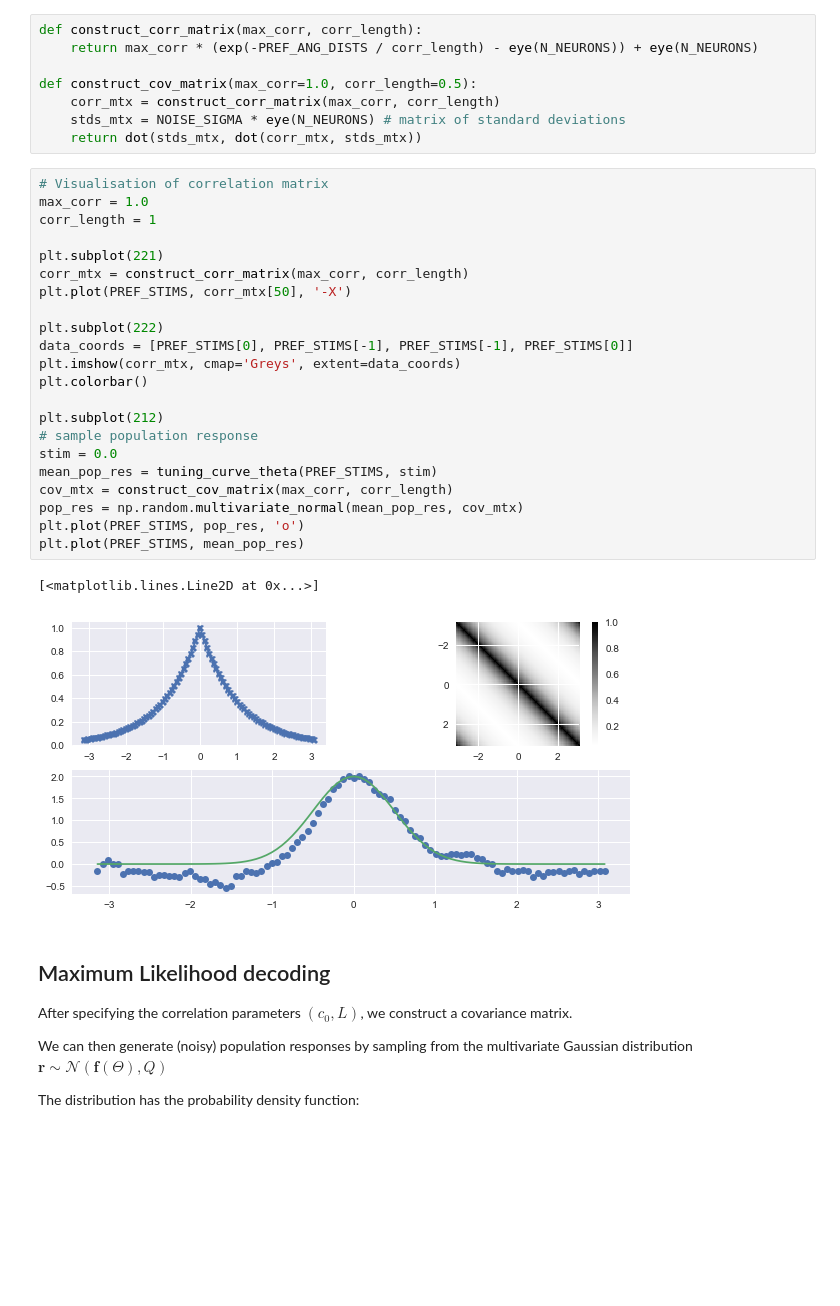
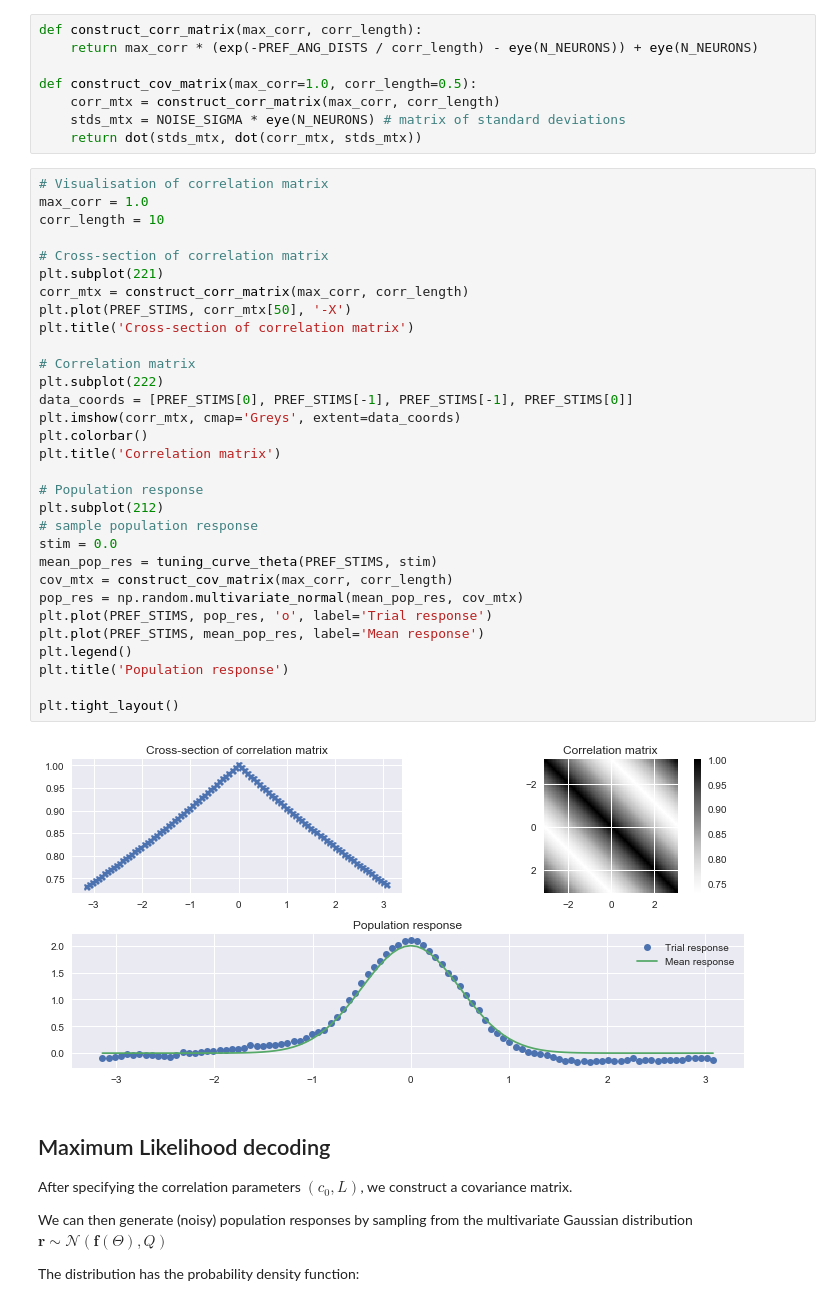
Before and after one commit to dtailor17/neural-population-codes, a Jupyter notebook: noise_correlations.ipynb, the cells around one changed output. Saved outputs shown, nothing was run; the diff lists cells and outputs as text; blank space fills up the shorter version.

```diff
--- a/noise_correlations.ipynb
+++ b/noise_correlations.ipynb
@@ -121,28 +122,36 @@ def construct_cov_matrix(max_corr=1.0, corr_length=0.5):
 # %%
 # Visualisation of correlation matrix
 max_corr = 1.0
-corr_length = 1
+corr_length = 10
 
+# Cross-section of correlation matrix
 plt.subplot(221)
 corr_mtx = construct_corr_matrix(max_corr, corr_length)
 plt.plot(PREF_STIMS, corr_mtx[50], '-X')
+plt.title('Cross-section of correlation matrix')
 
+# Correlation matrix
 plt.subplot(222)
 data_coords = [PREF_STIMS[0], PREF_STIMS[-1], PREF_STIMS[-1], PREF_STIMS[0]]
 plt.imshow(corr_mtx, cmap='Greys', extent=data_coords)
 plt.colorbar()
+plt.title('Correlation matrix')
 
+# Population response
 plt.subplot(212)
 # sample population response
 stim = 0.0
 mean_pop_res = tuning_curve_theta(PREF_STIMS, stim)
 cov_mtx = construct_cov_matrix(max_corr, corr_length)
 pop_res = np.random.multivariate_normal(mean_pop_res, cov_mtx)
-plt.plot(PREF_STIMS, pop_res, 'o')
-plt.plot(PREF_STIMS, mean_pop_res)
+plt.plot(PREF_STIMS, pop_res, 'o', label='Trial response')
+plt.plot(PREF_STIMS, mean_pop_res, label='Mean response')
+plt.legend()
+plt.title('Population response')
+
+plt.tight_layout()
 # %% [output]
-[<matplotlib.lines.Line2D at 0x...>]
-[figure, old version]
+[figure, new version]
 # %% [markdown]
 ## Maximum Likelihood decoding
 
```
Also changed, not shown: parts of 6 cells of this notebook, 1 other file.
